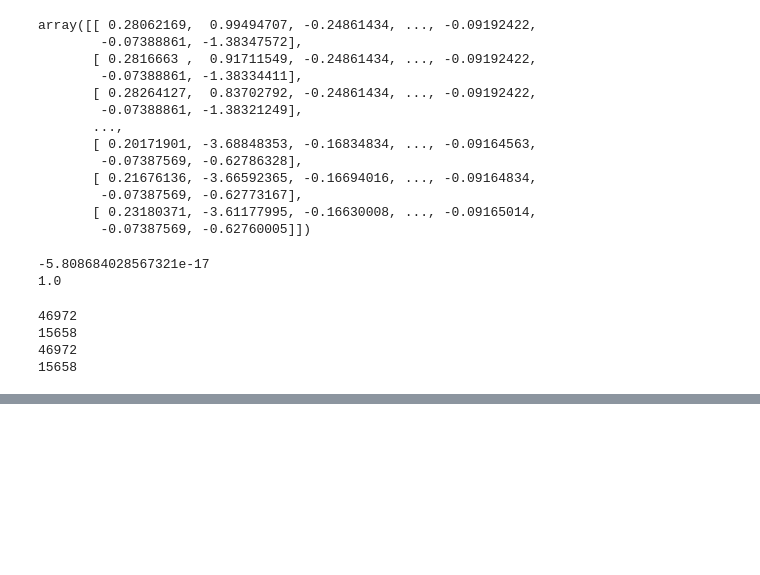
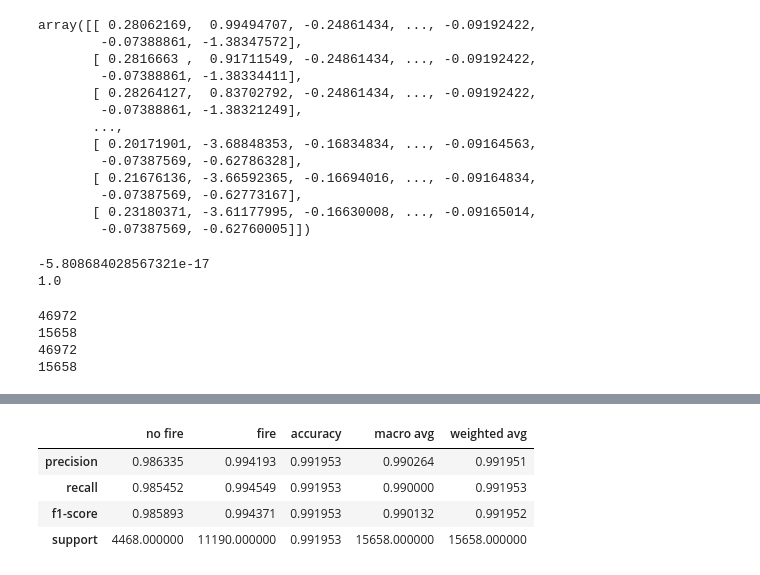
Before and after one commit to j-hendricks/Smoke_Detection, a Jupyter notebook: Smoke_Detection_With_Normalization.ipynb, the cells around one changed output, grey strips where cells are left out. Cells and saved outputs as stored; diff of their text form; code cells hidden in the pictures; blank space fills up the shorter version.

```diff
--- a/Smoke_Detection_With_Normalization.ipynb
+++ b/Smoke_Detection_With_Normalization.ipynb
@@ -127,0 +156,14 @@ print(accuracy_score(y_test, pred))
+# %%
+# create classification report as a dictionary
+report_as_dict = classification_report(y_test, pred, target_names= target_names, output_dict=True)
+
+# create pandas dataframe from dictionary
+results_df = pd.DataFrame(report_as_dict)
+
+results_df
+# %% [output]
+|  | no fire | fire | accuracy | macro avg | weighted avg |
+| precision | 0.986335 | 0.994193 | 0.991953 | 0.990264 | 0.991951 |
+| recall | 0.985452 | 0.994549 | 0.991953 | 0.990000 | 0.991953 |
+| f1-score | 0.985893 | 0.994371 | 0.991953 | 0.990132 | 0.991952 |
+| support | 4468.000000 | 11190.000000 | 0.991953 | 15658.000000 | 15658.000000 |
```
Also changed, not shown: parts of 18 cells of this notebook.
